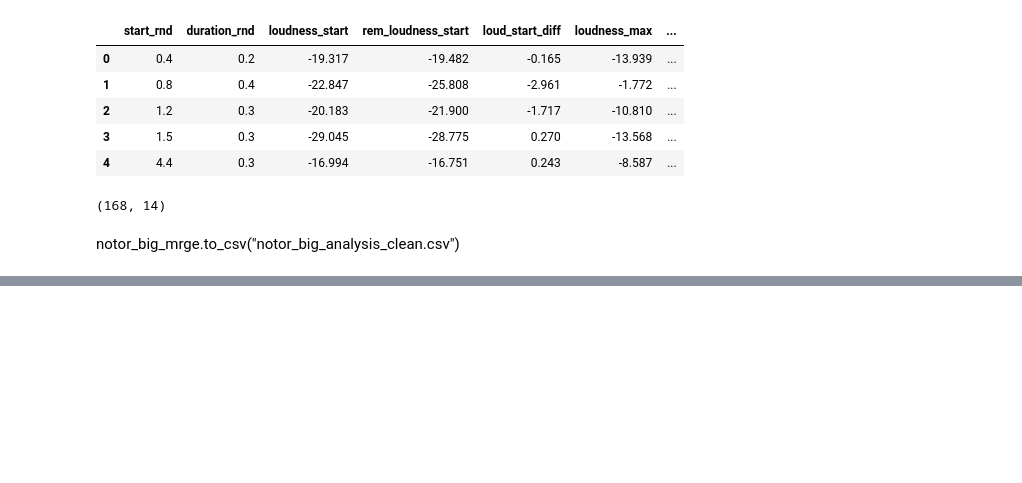
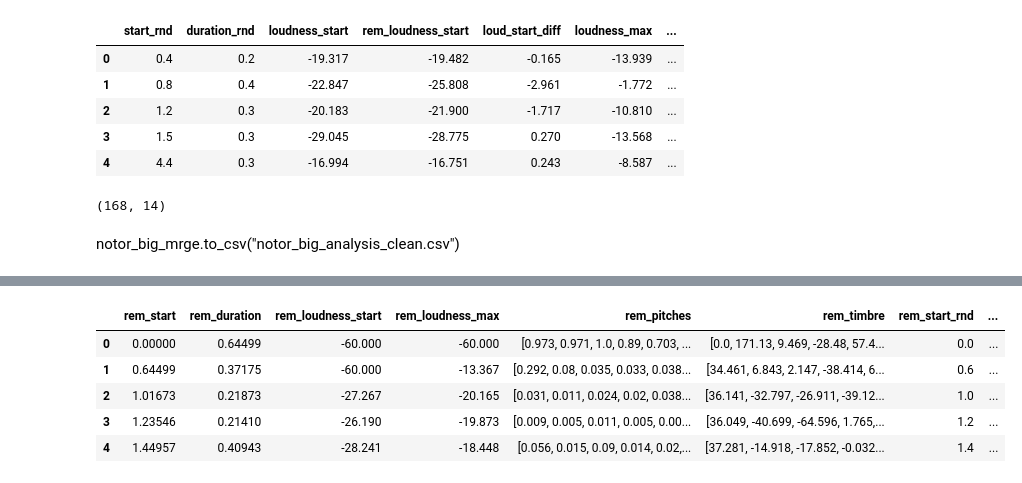
Before and after one commit to adamtsuch21/nss_capstone, a Jupyter notebook: notebooks/capstone_clean_data.ipynb, the cells around one changed output, grey strips where cells are left out. Cells and saved outputs as stored; diff of their text form; code cells hidden in the pictures; blank space fills up the shorter version.

```diff
--- a/notebooks/capstone_clean_data.ipynb
+++ b/notebooks/capstone_clean_data.ipynb
@@ -736,0 +800,13 @@ notor_big_mrge.to_csv("notor_big_analysis_clean.csv")
+# %%
+alanis_rem = pd.read_csv(alanis_fp + 'rem_analysis.csv')
+time_rnd(alanis_rem)
+alanis_rem = alanis_rem.drop(columns=['confidence', 'loudness_max_time', 'loudness_end'])
+alanis_rem.columns = ['rem_' + str(col) for col in alanis_rem.columns]
+alanis_rem.head()
+# %% [output]
+|  | rem_start | rem_duration | rem_loudness_start | rem_loudness_max | rem_pitches | rem_timbre | rem_start_rnd | ... |
+| 0 | 0.00000 | 0.64499 | -60.000 | -60.000 | [0.973, 0.971, 1.0, 0.89, 0.703, ... | [0.0, 171.13, 9.469, -28.48, 57.4... | 0.0 | ... |
+| 1 | 0.64499 | 0.37175 | -60.000 | -13.367 | [0.292, 0.08, 0.035, 0.033, 0.038... | [34.461, 6.843, 2.147, -38.414, 6... | 0.6 | ... |
+| 2 | 1.01673 | 0.21873 | -27.267 | -20.165 | [0.031, 0.011, 0.024, 0.02, 0.038... | [36.141, -32.797, -26.911, -39.12... | 1.0 | ... |
+| 3 | 1.23546 | 0.21410 | -26.190 | -19.873 | [0.009, 0.005, 0.011, 0.005, 0.00... | [36.049, -40.699, -64.596, 1.765,... | 1.2 | ... |
+| 4 | 1.44957 | 0.40943 | -28.241 | -18.448 | [0.056, 0.015, 0.09, 0.014, 0.02,... | [37.281, -14.918, -17.852, -0.032... | 1.4 | ... |
```
Also changed, not shown: parts of 59 cells of this notebook, 14 other files.
